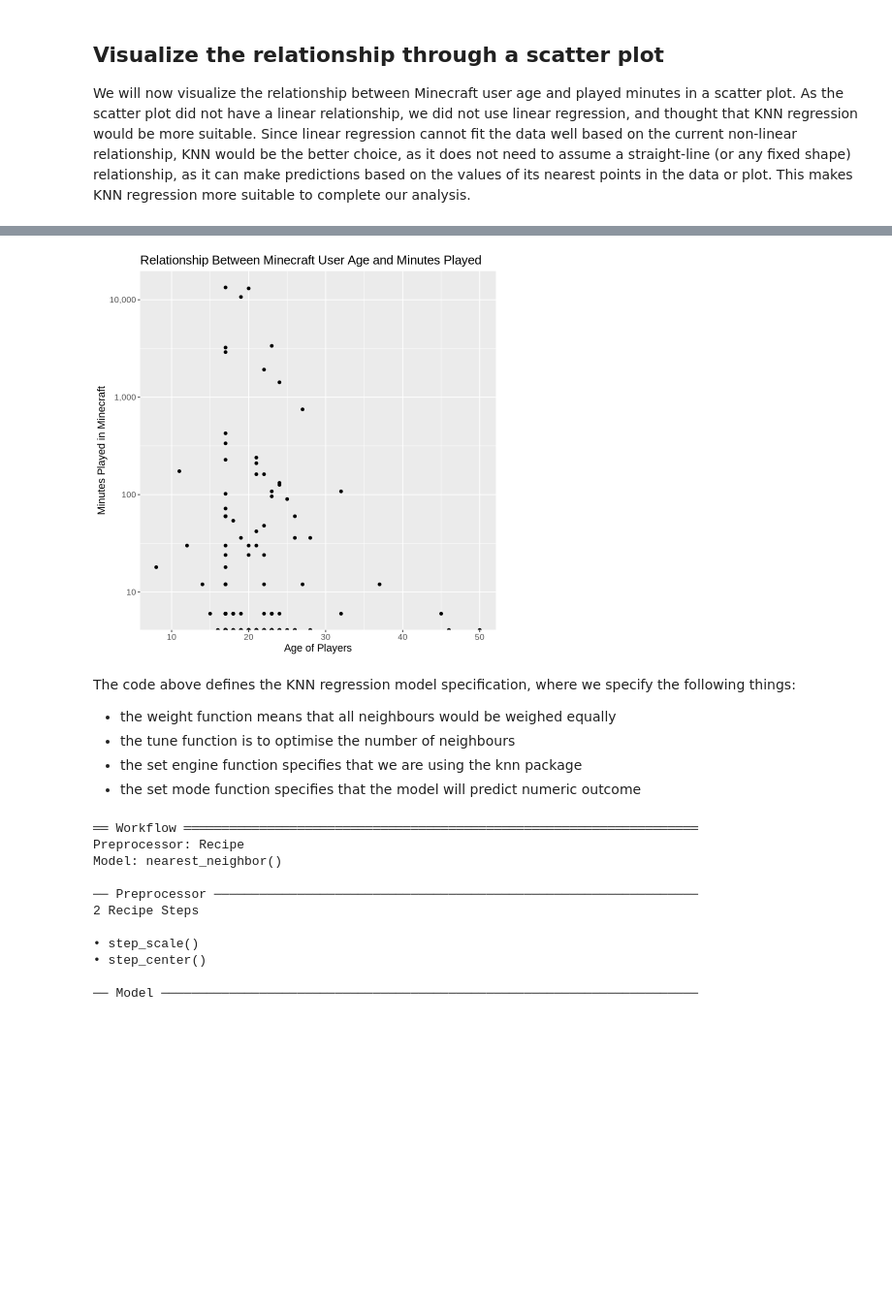
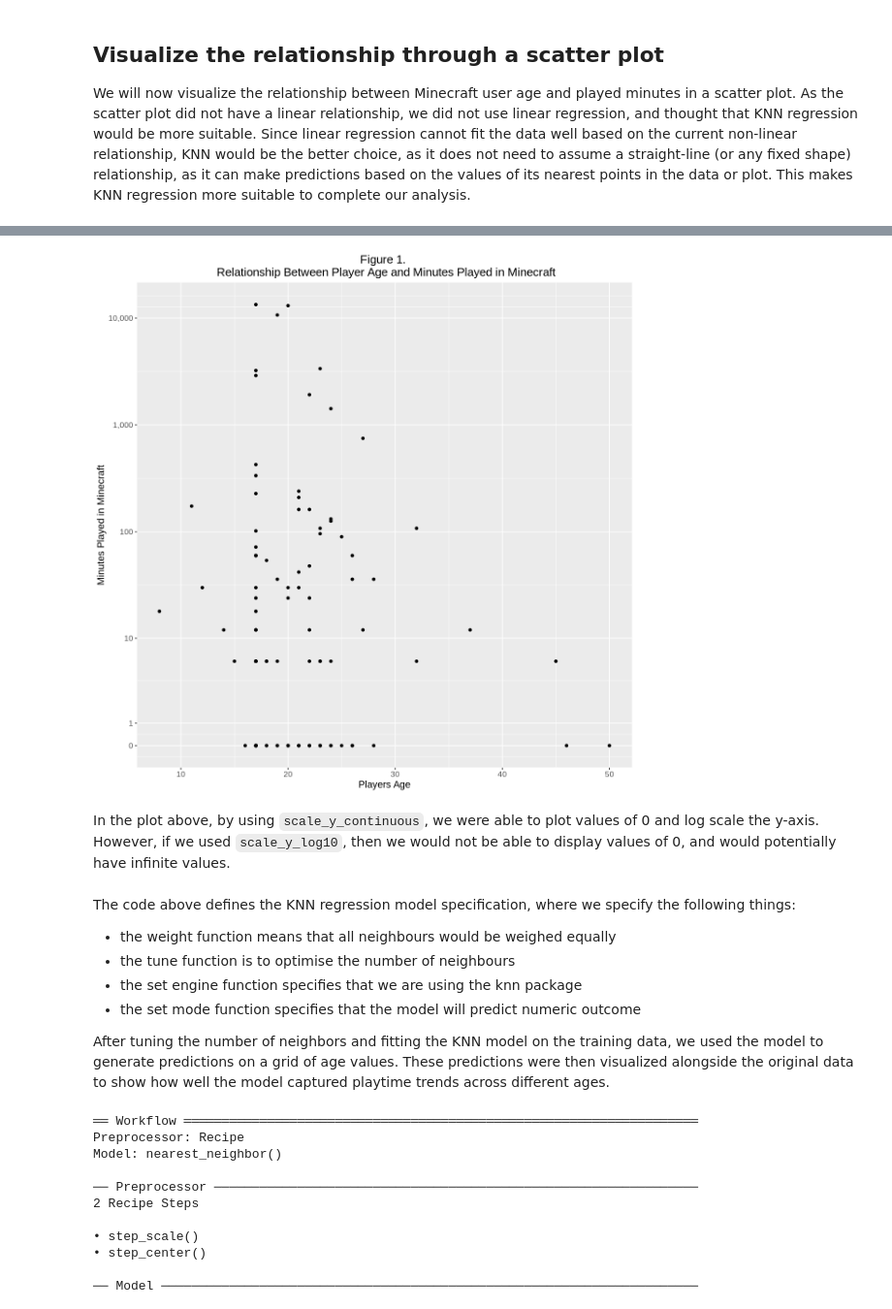
Before and after one commit to vghappy/minecraft_gameplay, a Jupyter notebook: Group Project.ipynb, the cells around one changed output, grey strips where cells are left out. Shown at 97% size. Saved outputs shown, nothing was run; the diff lists cells and outputs as text; code cells hidden in the pictures; blank space fills up the shorter version.

```diff
--- a/Group Project.ipynb
+++ b/Group Project.ipynb
@@ -181,13 +200,17 @@ A tibble: 6 × 8
 
 We will now visualize the relationship between Minecraft user age and played minutes in a scatter plot. As the scatter plot did not have a linear relationship, we did not use linear regression, and thought that KNN regression would be more suitable. Since linear regression cannot fit the data well based on the current non-linear relationship, KNN would be the better choice, as it does not need to assume a straight-line (or any fixed shape) relationship, as it can make predictions based on the values of its nearest points in the data or plot. This makes KNN regression more suitable to complete our analysis.
 # %%
+options(repr.plot.height = 10, repr.plot.width = 10)
 Minecraft_plot<- players_train|>
 ggplot(aes(x=Age, y=played_minutes))+
 geom_point()+
-xlab("Age of Players")+
+xlab("Players Age")+
 ylab("Minutes Played in Minecraft")+
-scale_y_log10(labels = label_comma()) +
+scale_y_continuous(
+    trans = pseudo_log_trans(base = 10),
+    breaks = c(0,1, 10, 100, 1000, 10000), labels = comma) +
 theme(text=element_text(size=13))+
-ggtitle("Relationship Between Minecraft User Age and Minutes Played")
+theme(plot.title = element_text(hjust = 0.5))+
+ggtitle("Figure 1. \n Relationship Between Player Age and Minutes Played in Minecraft")
 Minecraft_plot
 # %% [output]
@@ -196,4 +217,6 @@ Warning message in scale_y_log10(labels = label_comma()):
-[figure, old version]
+[figure, new version]
+# %% [markdown]
+In the plot above, by using `scale_y_continuous`, we were able to plot values of 0 and log scale the y-axis. However, if we used `scale_y_log10`, then we would not be able to display values of 0, and would potentially have infinite values.
 # %%
 players_recipe<- recipe(played_minutes~ Age, data=players_train)|>
 step_scale(all_predictors())|>
@@ -208,6 +231,8 @@ The code above defines the KNN regression model specification, where we specify
 - the tune function is to optimise the number of neighbours
 - the set engine function specifies that we are using the knn package
 - the set mode function specifies that the model will predict numeric outcome
+
+After tuning the number of neighbors and fitting the KNN model on the training data, we used the model to generate predictions on a grid of age values. These predictions were then visualized alongside the original data to show how well the model captured playtime trends across different ages.
 # %%
 set.seed(123)
 players_vfold<- vfold_cv(players_train, v=7, strata= Age)
```
Also changed, not shown: parts of 11 cells of this notebook.
